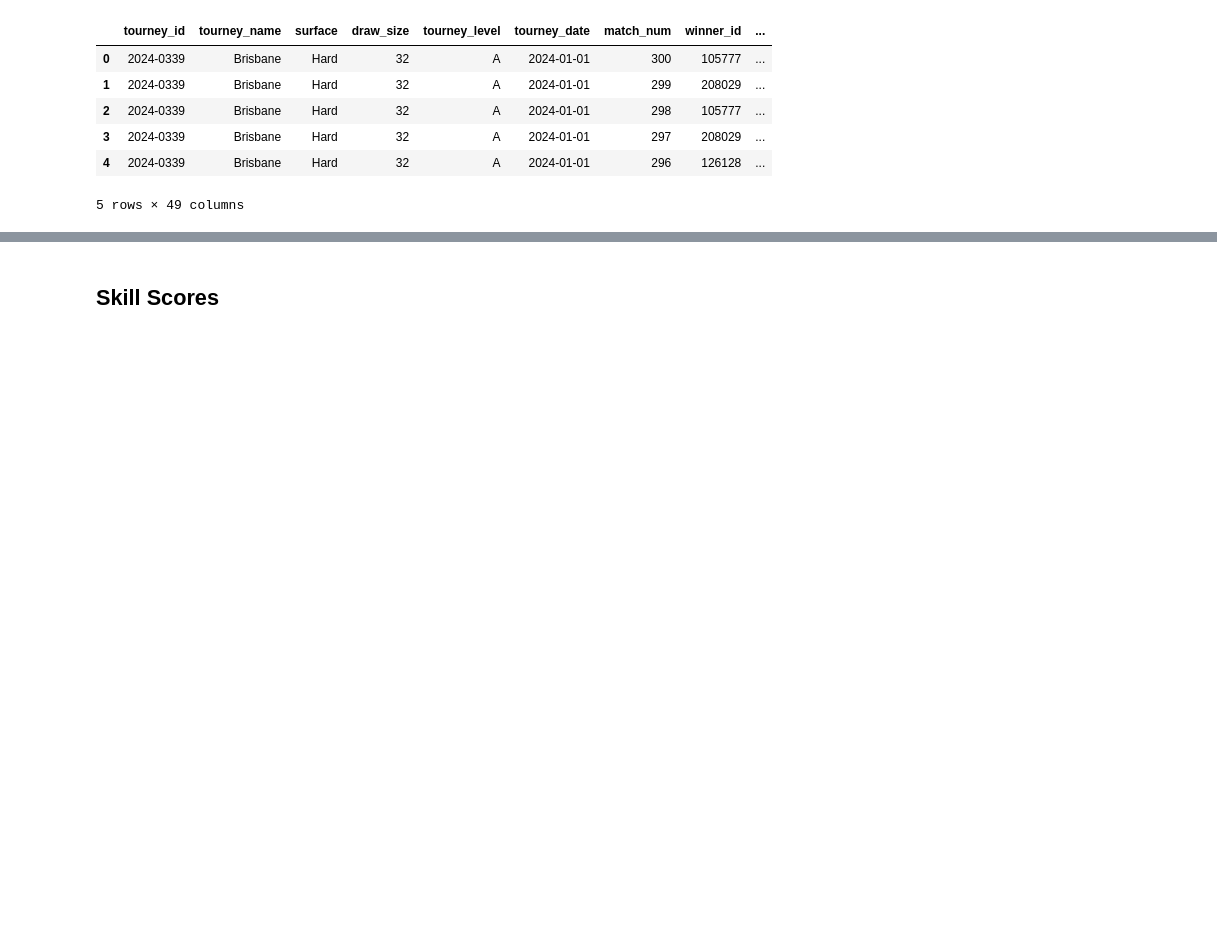
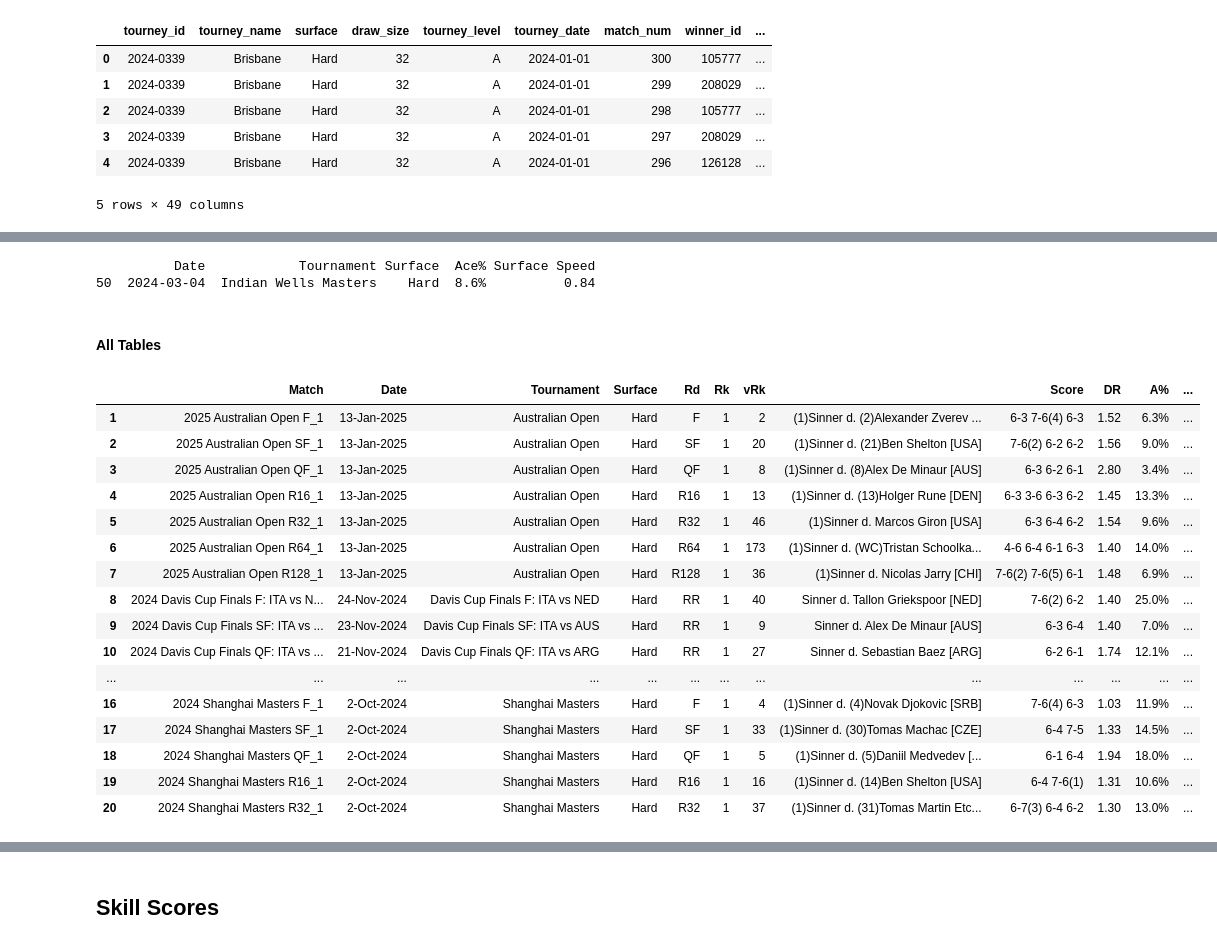
Before and after one commit to ge-a/tennis_model, a Jupyter notebook: experiments.ipynb, the cells around one changed output, grey strips where cells are left out. Cells and saved outputs as stored; diff of their text form; code cells hidden in the pictures; blank space fills up the shorter version.

```diff
--- a/experiments.ipynb
+++ b/experiments.ipynb
@@ -17,0 +21,7 @@ Live Data: https://rapidapi.com/sportcontentapi/api/tennis-live-data
+# %%
+def convert_to_space(heading_list):
+    cleaned_list = []
+    for heading in heading_list:
+        cleaned_str = heading.replace("\xa0", " ")
+        cleaned_list.append(cleaned_str)
+    return cleaned_list
@@ -250,0 +309,7 @@ Index(['tourney_id', 'tourney_name', 'surface', 'tourney_date', 'player',
+# %%
+driver = webdriver.Chrome()
+driver.get(general_url)
+gen_html_content = driver.page_source
+gen_soup = BeautifulSoup(gen_html_content, "html.parser")
+gen_pretty = gen_soup.prettify()
+driver.quit()
@@ -250,0 +507,2 @@ Index(['tourney_id', 'tourney_name', 'surface', 'tourney_date', 'player',
+# %%
+jansin = PlayerDataScraper("Jannik", "Sinner")
@@ -250,0 +578,28 @@ Index(['tourney_id', 'tourney_name', 'surface', 'tourney_date', 'player',
+# %%
+print(surface_data.loc[surface_data["Tournament"] == "Indian Wells Masters"])
+# %% [output]
+          Date            Tournament Surface  Ace% Surface Speed
+50  2024-03-04  Indian Wells Masters    Hard  8.6%          0.84
+# %% [markdown]
+#### All Tables
+# %%
+rr = jansin.get_table_df("recent_results")
+rr.head(20)
+# %% [output]
+|  | Match | Date | Tournament | Surface | Rd | Rk | vRk |  | Score | DR | A% | ... |
+| 1 | 2025 Australian Open F_1 | 13‑Jan‑2025 | Australian Open | Hard | F | 1 | 2 | (1)Sinner d. (2)Alexander Zverev ... | 6-3 7-6(4) 6-3 | 1.52 | 6.3% | ... |
+| 2 | 2025 Australian Open SF_1 | 13‑Jan‑2025 | Australian Open | Hard | SF | 1 | 20 | (1)Sinner d. (21)Ben Shelton [USA] | 7-6(2) 6-2 6-2 | 1.56 | 9.0% | ... |
+| 3 | 2025 Australian Open QF_1 | 13‑Jan‑2025 | Australian Open | Hard | QF | 1 | 8 | (1)Sinner d. (8)Alex De Minaur [AUS] | 6-3 6-2 6-1 | 2.80 | 3.4% | ... |
+| 4 | 2025 Australian Open R16_1 | 13‑Jan‑2025 | Australian Open | Hard | R16 | 1 | 13 | (1)Sinner d. (13)Holger Rune [DEN] | 6-3 3-6 6-3 6-2 | 1.45 | 13.3% | ... |
+| 5 | 2025 Australian Open R32_1 | 13‑Jan‑2025 | Australian Open | Hard | R32 | 1 | 46 | (1)Sinner d. Marcos Giron [USA] | 6-3 6-4 6-2 | 1.54 | 9.6% | ... |
+| 6 | 2025 Australian Open R64_1 | 13‑Jan‑2025 | Australian Open | Hard | R64 | 1 | 173 | (1)Sinner d. (WC)Tristan Schoolka... | 4-6 6-4 6-1 6-3 | 1.40 | 14.0% | ... |
+| 7 | 2025 Australian Open R128_1 | 13‑Jan‑2025 | Australian Open | Hard | R128 | 1 | 36 | (1)Sinner d. Nicolas Jarry [CHI] | 7-6(2) 7-6(5) 6-1 | 1.48 | 6.9% | ... |
+| 8 | 2024 Davis Cup Finals F: ITA vs N... | 24‑Nov‑2024 | Davis Cup Finals F: ITA vs NED | Hard | RR | 1 | 40 | Sinner d. Tallon Griekspoor [NED] | 7-6(2) 6-2 | 1.40 | 25.0% | ... |
+| 9 | 2024 Davis Cup Finals SF: ITA vs ... | 23‑Nov‑2024 | Davis Cup Finals SF: ITA vs AUS | Hard | RR | 1 | 9 | Sinner d. Alex De Minaur [AUS] | 6-3 6-4 | 1.40 | 7.0% | ... |
+| 10 | 2024 Davis Cup Finals QF: ITA vs ... | 21‑Nov‑2024 | Davis Cup Finals QF: ITA vs ARG | Hard | RR | 1 | 27 | Sinner d. Sebastian Baez [ARG] | 6-2 6-1 | 1.74 | 12.1% | ... |
+| ... | ... | ... | ... | ... | ... | ... | ... | ... | ... | ... | ... | ... |
+| 16 | 2024 Shanghai Masters F_1 | 2‑Oct‑2024 | Shanghai Masters | Hard | F | 1 | 4 | (1)Sinner d. (4)Novak Djokovic [SRB] | 7-6(4) 6-3 | 1.03 | 11.9% | ... |
+| 17 | 2024 Shanghai Masters SF_1 | 2‑Oct‑2024 | Shanghai Masters | Hard | SF | 1 | 33 | (1)Sinner d. (30)Tomas Machac [CZE] | 6-4 7-5 | 1.33 | 14.5% | ... |
+| 18 | 2024 Shanghai Masters QF_1 | 2‑Oct‑2024 | Shanghai Masters | Hard | QF | 1 | 5 | (1)Sinner d. (5)Daniil Medvedev [... | 6-1 6-4 | 1.94 | 18.0% | ... |
+| 19 | 2024 Shanghai Masters R16_1 | 2‑Oct‑2024 | Shanghai Masters | Hard | R16 | 1 | 16 | (1)Sinner d. (14)Ben Shelton [USA] | 6-4 7-6(1) | 1.31 | 10.6% | ... |
+| 20 | 2024 Shanghai Masters R32_1 | 2‑Oct‑2024 | Shanghai Masters | Hard | R32 | 1 | 37 | (1)Sinner d. (31)Tomas Martin Etc... | 6-7(3) 6-4 6-2 | 1.30 | 13.0% | ... |
```
Also changed, not shown: parts of 84 cells of this notebook, 3 other files.
